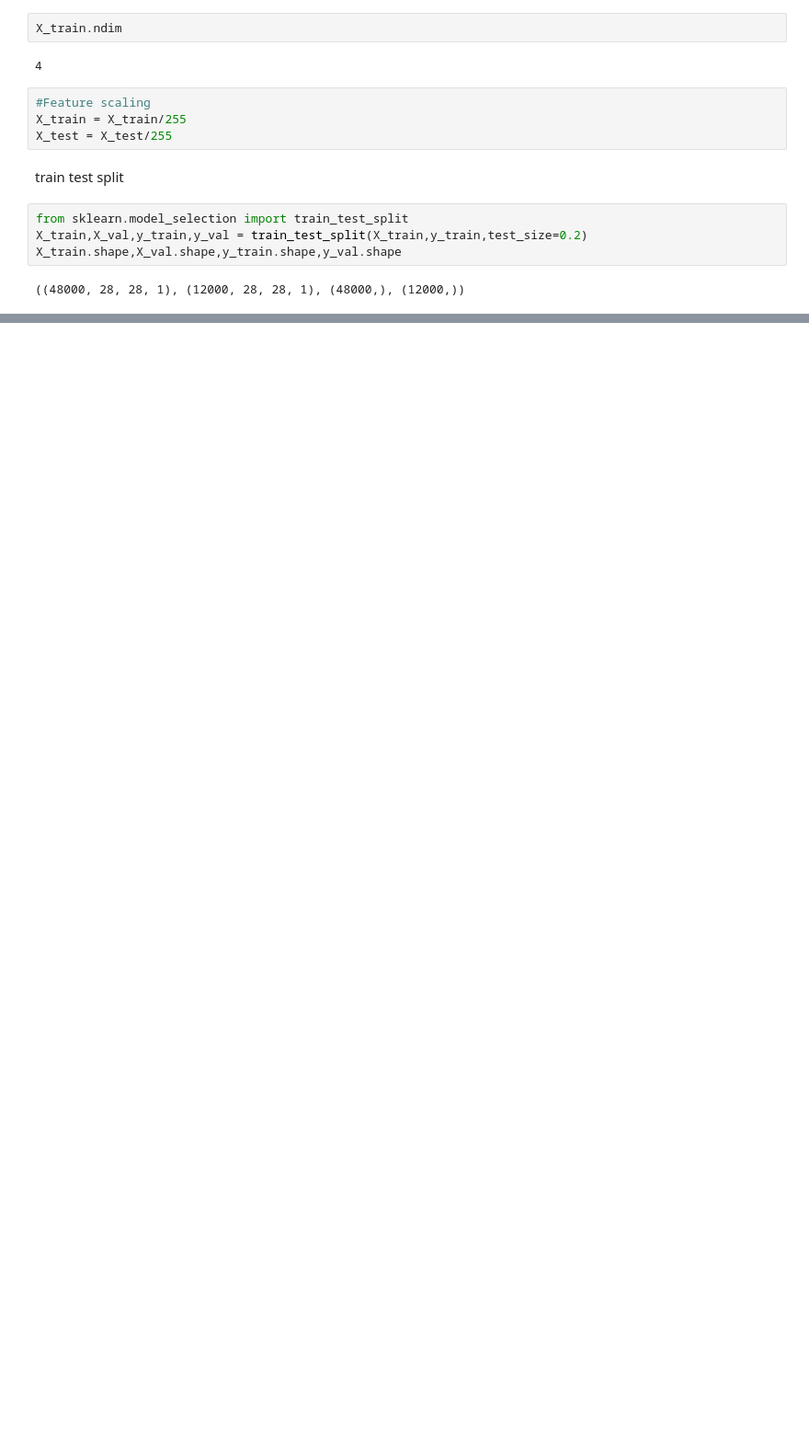
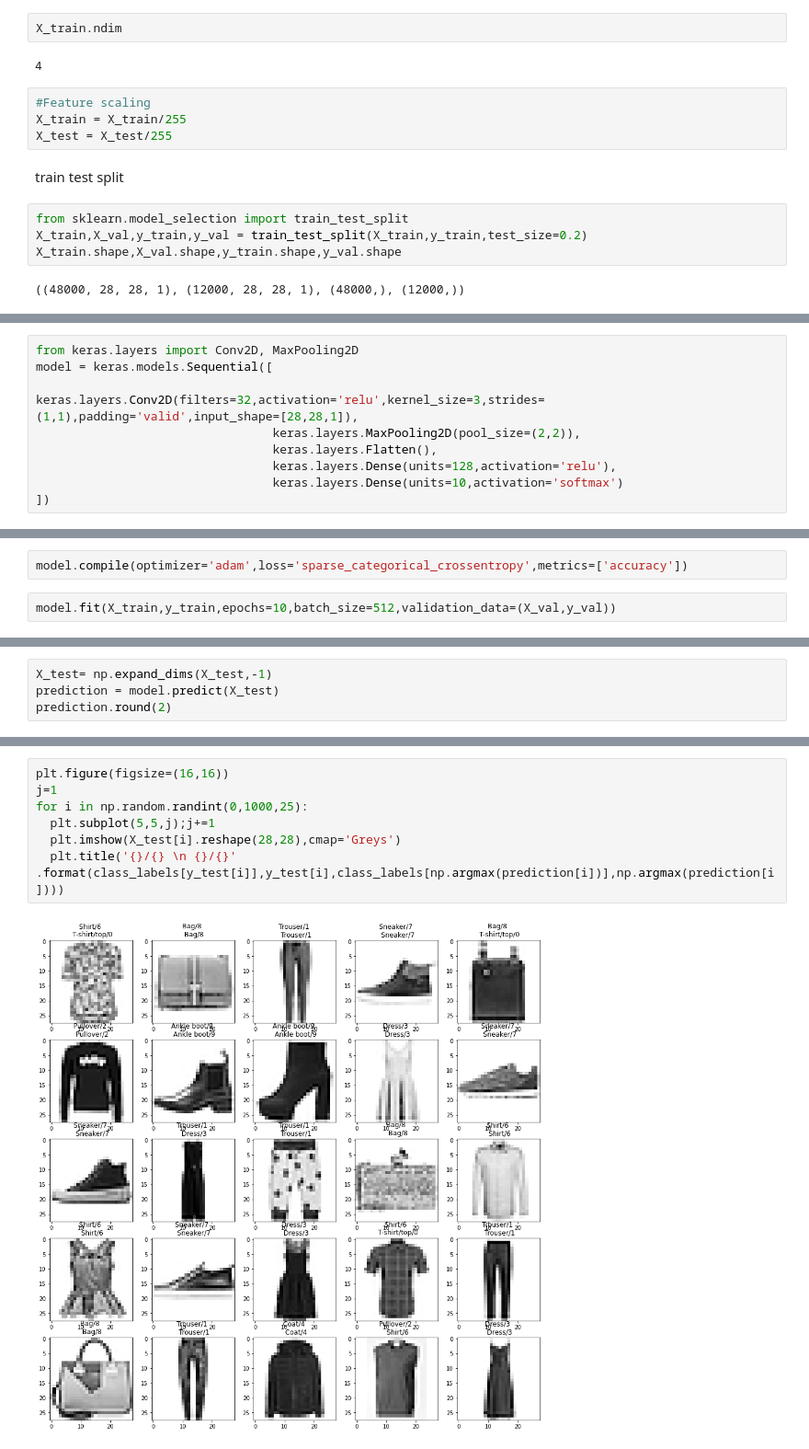
Before and after one commit to sardarmonsoorsait/cnnproject_mnist, a Jupyter notebook: cnnproject_mnist.ipynb, the cells around one changed output, grey strips where cells are left out. Shown at 92% size. Saved outputs shown, nothing was run; the diff lists cells and outputs as text; blank space fills up the shorter version.

Commit message:
Basic cnn model ready

```diff
--- a/cnnproject_mnist.ipynb
+++ b/cnnproject_mnist.ipynb
@@ -190,0 +107,9 @@ X_train.shape,X_val.shape,y_train.shape,y_val.shape
+# %%
+from keras.layers import Conv2D, MaxPooling2D
+model = keras.models.Sequential([
+                                 keras.layers.Conv2D(filters=32,activation='relu',kernel_size=3,strides=(1,1),padding='valid',input_shape=[28,28,1]),
+                                 keras.layers.MaxPooling2D(pool_size=(2,2)),
+                                 keras.layers.Flatten(),
+                                 keras.layers.Dense(units=128,activation='relu'),
+                                 keras.layers.Dense(units=10,activation='softmax')
+])
@@ -190,0 +137,4 @@ X_train.shape,X_val.shape,y_train.shape,y_val.shape
+# %%
+model.compile(optimizer='adam',loss='sparse_categorical_crossentropy',metrics=['accuracy'])
+# %%
+model.fit(X_train,y_train,epochs=10,batch_size=512,validation_data=(X_val,y_val))
@@ -190,0 +163,4 @@ X_train.shape,X_val.shape,y_train.shape,y_val.shape
+# %%
+X_test= np.expand_dims(X_test,-1)
+prediction = model.predict(X_test)
+prediction.round(2)
@@ -190,0 +180,9 @@ X_train.shape,X_val.shape,y_train.shape,y_val.shape
+# %%
+plt.figure(figsize=(16,16))
+j=1
+for i in np.random.randint(0,1000,25):
+  plt.subplot(5,5,j);j+=1
+  plt.imshow(X_test[i].reshape(28,28),cmap='Greys')
+  plt.title('{}/{} \n {}/{}' .format(class_labels[y_test[i]],y_test[i],class_labels[np.argmax(prediction[i])],np.argmax(prediction[i])))
+# %% [output]
+[figure, added]
```
Also changed, not shown: parts of 12 cells of this notebook.
